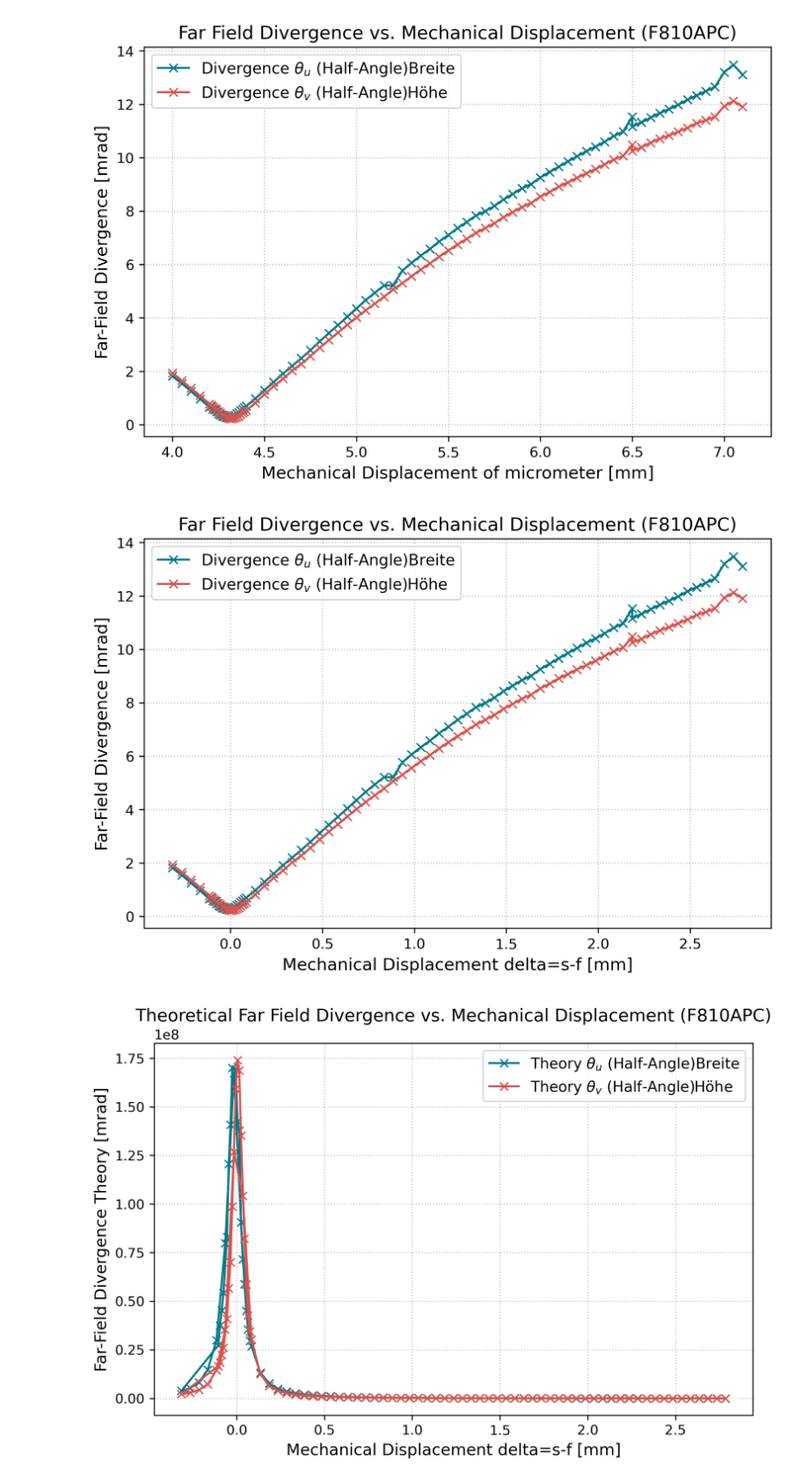
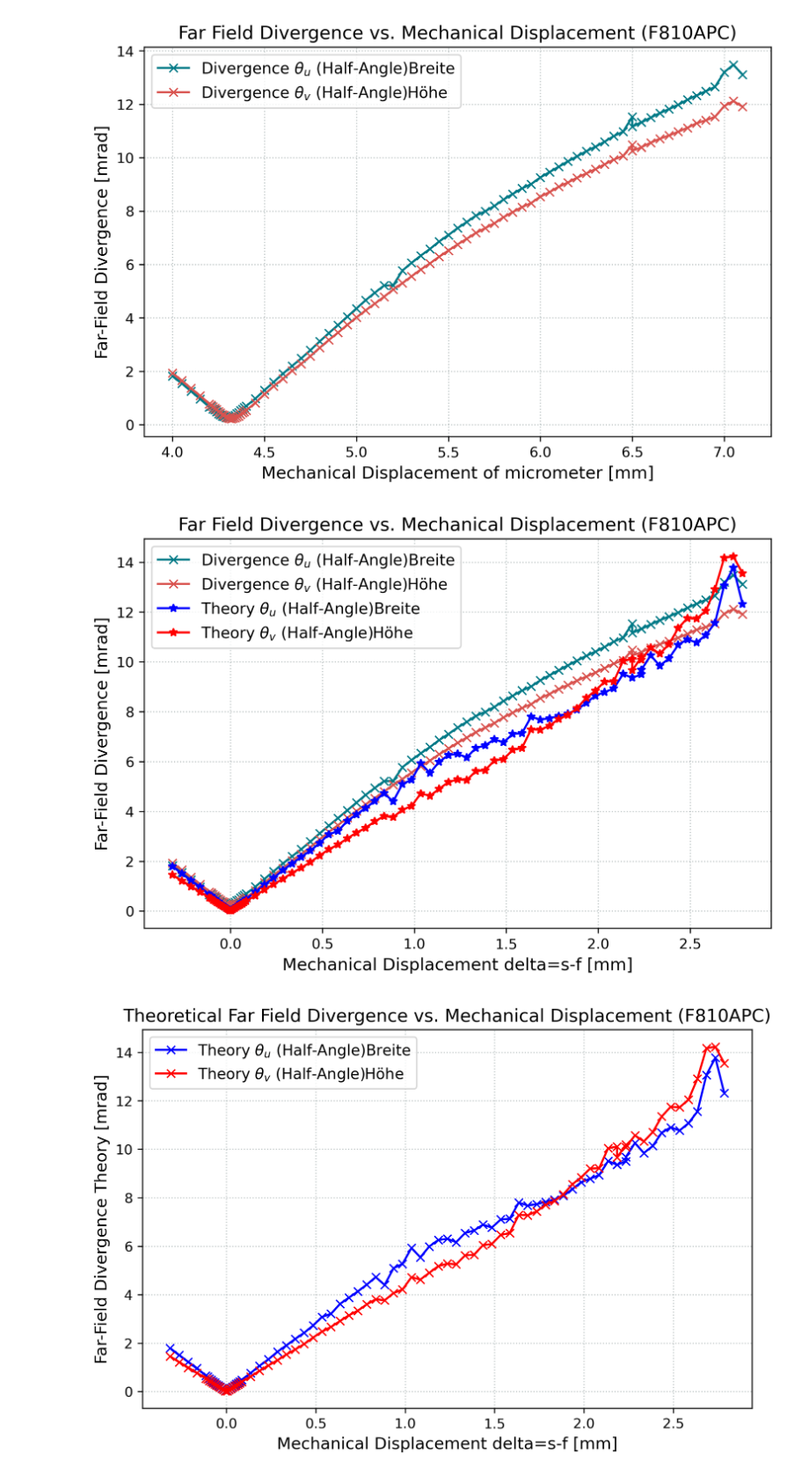
Before and after one commit to CodeTurtleT/lasercom-divergence-control, a Jupyter notebook: m2_1308.ipynb, the cells around one changed output. Shown at 88% size. Cells and saved outputs as stored; diff of their text form; code cells hidden in the pictures.

```diff
--- a/m2_1308.ipynb
+++ b/m2_1308.ipynb
@@ -87,39 +87,43 @@ delta= distance_mechanical - 4.315
 theta_u = data[:, 1]
 M2_u = data[:, 2]
 zR_u = data[:, 3]
 theta_v = data[:, 4]
 M2_v = data[:, 5]
 zR_v = data[:, 6]
+
+def theta(M2, delta, zR):
+    return M2*lam/(np.pi*w0*f) *np.sqrt(delta**2 )#zR**2)
 # Plot erstellen
 plt.figure(figsize=(8, 5))
 plt.plot(delta, theta_u, '-x', label=r'Divergence $\theta_u$ (Half-Angle)Breite', color='#007A87')
 plt.plot(delta, theta_v, '-x', label=r'Divergence $\theta_v$ (Half-Angle)Höhe', color='#D9534F')
+plt.plot(delta, theta(M2_u, delta, zR_u), '-*', label=r'Theory $\theta_u$ (Half-Angle)Breite', color='blue')
+plt.plot(delta, theta(M2_v, delta, zR_v), '-*', label=r'Theory $\theta_v$ (Half-Angle)Höhe', color='red')
 
 # Achsenbeschriftungen machen das Labor-Leben leichter
 plt.xlabel(r"Mechanical Displacement delta=s-f [mm]")
 plt.ylabel(r"Far-Field Divergence [mrad]")
 plt.title('Far Field Divergence vs. Mechanical Displacement (F810APC)')
 plt.legend()
 #plt.savefig("/Users/trinity/Desktop/bachelor.thesis/ba_plots/measurements/setup/divergence_vs_mechanival_displacement.pdf")
 
 plt.show()
 #theta= M2 wave/ w*pi
 
 #theory:
 #theta(s-f)
-def theta(M2, delta, zR):
-    return M2*lam/(np.pi*w0*f) *np.sqrt(delta**2 + zR**2)
+
 plt.figure(figsize=(8, 5))
-plt.plot(delta, theta(M2_u, delta, zR_u)*1e3, '-x', label=r'Theory $\theta_u$ (Half-Angle)Breite', color='#007A87')
-plt.plot(delta, theta(M2_v, delta, zR_v)*1e3, '-x', label=r'Theory $\theta_v$ (Half-Angle)Höhe', color='#D9534F')
+plt.plot(delta, theta(M2_u, delta, zR_u), '-x', label=r'Theory $\theta_u$ (Half-Angle)Breite', color='blue')
+plt.plot(delta, theta(M2_v, delta, zR_v), '-x', label=r'Theory $\theta_v$ (Half-Angle)Höhe', color='red')
 plt.xlabel(r"Mechanical Displacement delta=s-f [mm]")
 plt.ylabel(r"Far-Field Divergence Theory [mrad]")
 plt.title('Theoretical Far Field Divergence vs. Mechanical Displacement (F810APC)')
 plt.legend()
 plt.show()
 # %% [output]
-[figure, old version]
+[figure, new version]
-[figure, old version]
+[figure, new version]
 # %%
 #m2 plot
 data = np.genfromtxt(
```
